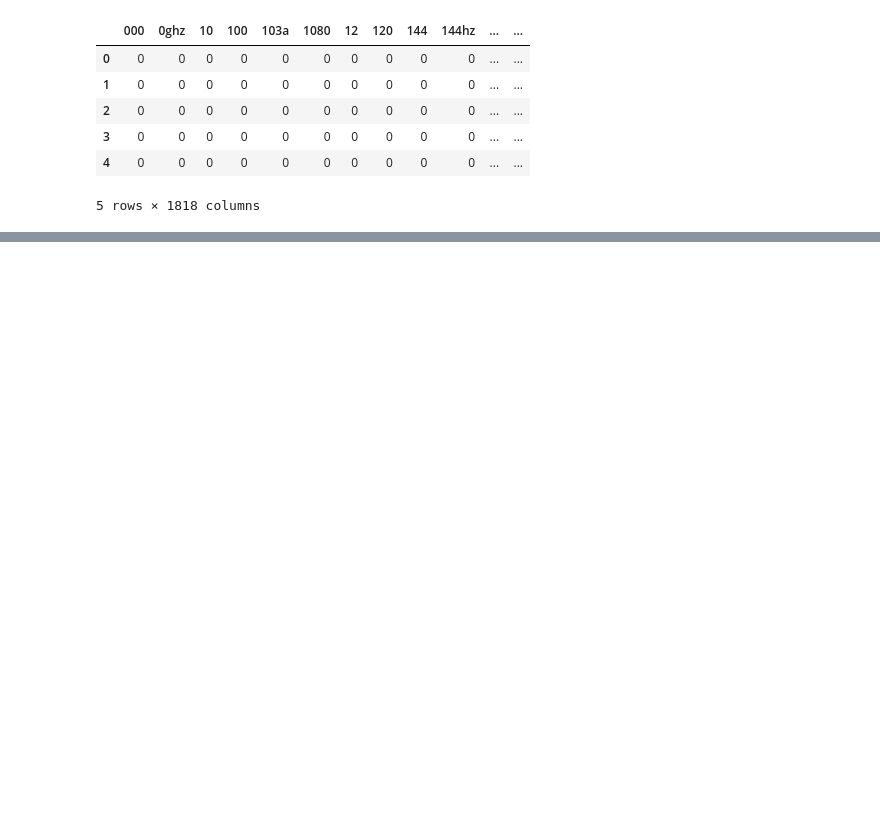
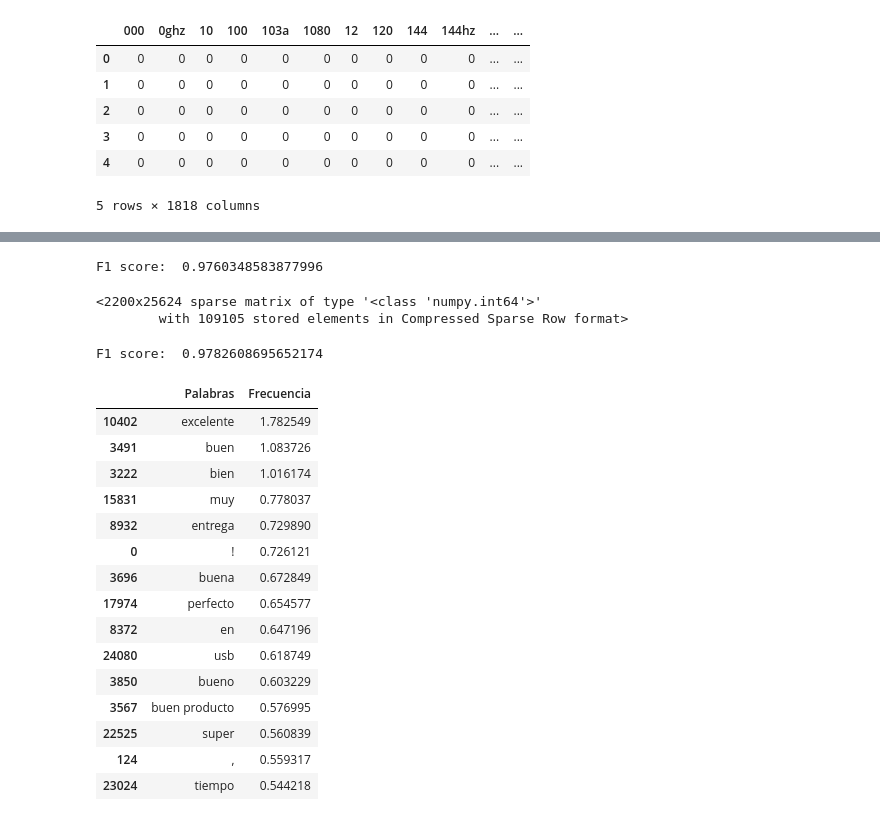
Before and after one commit to kevincarrenot/ProyectoIntegrador2020-2, a Jupyter notebook: ProyectoLinio.ipynb, the cells around one changed output, grey strips where cells are left out. Drawn from its saved outputs; the diff is of its cells as text; code cells hidden in the pictures; blank space fills up the shorter version.

```diff
--- a/ProyectoLinio.ipynb
+++ b/ProyectoLinio.ipynb
@@ -553,0 +549,7 @@ Creemos una matriz de co-ocurrencia de documentos de palabras para nuestro conju
+# %%
+#ROS. Duplica muestras de la clase menos representadas
+dataRos, targetRos = ros.fit_resample(data,target)
+BuenoRos = targetRos.sum()
+MaloRos = targetRos.shape[0]- BuenoRos
+print('Bueno: ', BuenoRos, ' , Malo: ', MaloRos )
+dataRos
@@ -609,0 +606,60 @@ Para verificar que nuestro modelo funciona correctamente, recopilaremos informac
+# %%
+### Training the model
+lr_model_all = LogisticRegression() # Logistic regression
+lr_model_all.fit(X_train_bow, y_train_bow) # Fitting a logistic regression model
+
+## Predicting the output
+test_pred_lr_all = lr_model_all.predict(X_test_bow) # Class prediction
+
+## Calculate key performance metrics
+print("F1 score: ", f1_score(y_test_bow, test_pred_lr_all))
+# %% [output]
+F1 score:  0.9760348583877996
+# %%
+bow_counts = CountVectorizer(tokenizer= word_tokenize,
+                             ngram_range=(1,4))
+
+bow_data = bow_counts.fit_transform(dataRos['Reseñas'])
+# %%
+bow_data
+# %% [output]
+<2200x25624 sparse matrix of type '<class 'numpy.int64'>'
+        with 109105 stored elements in Compressed Sparse Row format>
+# %%
+X_train_bow, X_test_bow, y_train_bow, y_test_bow = train_test_split(bow_data,
+                                                                    targetRos['Sentimiento'],
+                                                                    test_size = 0.2,
+                                                                    random_state = 0)
+# %%
+lr_model_all_new = LogisticRegression(max_iter = 200)
+lr_model_all_new.fit(X_train_bow, y_train_bow)
+
+# Predicting the results
+test_pred_lr_all = lr_model_all_new.predict(X_test_bow)
+
+print("F1 score: ", f1_score(y_test_bow,test_pred_lr_all))
+# %% [output]
+F1 score:  0.9782608695652174
+# %%
+lr_weights = pd.DataFrame(list(zip(bow_counts.get_feature_names(), # ge tall the n-gram feature names
+                                   lr_model_all_new.coef_[0])), # get the logistic regression coefficients
+                          columns= ['Palabras','Frecuencia']) # defining the colunm names
+
+lr_weights.sort_values(['Frecuencia'], ascending = False)[:15] # top-15 more important features for positive reviews
+# %% [output]
+|  | Palabras | Frecuencia |
+| 10402 | excelente | 1.782549 |
+| 3491 | buen | 1.083726 |
+| 3222 | bien | 1.016174 |
+| 15831 | muy | 0.778037 |
+| 8932 | entrega | 0.729890 |
+| 0 | ! | 0.726121 |
+| 3696 | buena | 0.672849 |
+| 17974 | perfecto | 0.654577 |
+| 8372 | en | 0.647196 |
+| 24080 | usb | 0.618749 |
+| 3850 | bueno | 0.603229 |
+| 3567 | buen producto | 0.576995 |
+| 22525 | super | 0.560839 |
+| 124 | , | 0.559317 |
+| 23024 | tiempo | 0.544218 |
```
Also changed, not shown: parts of 40 cells of this notebook.
